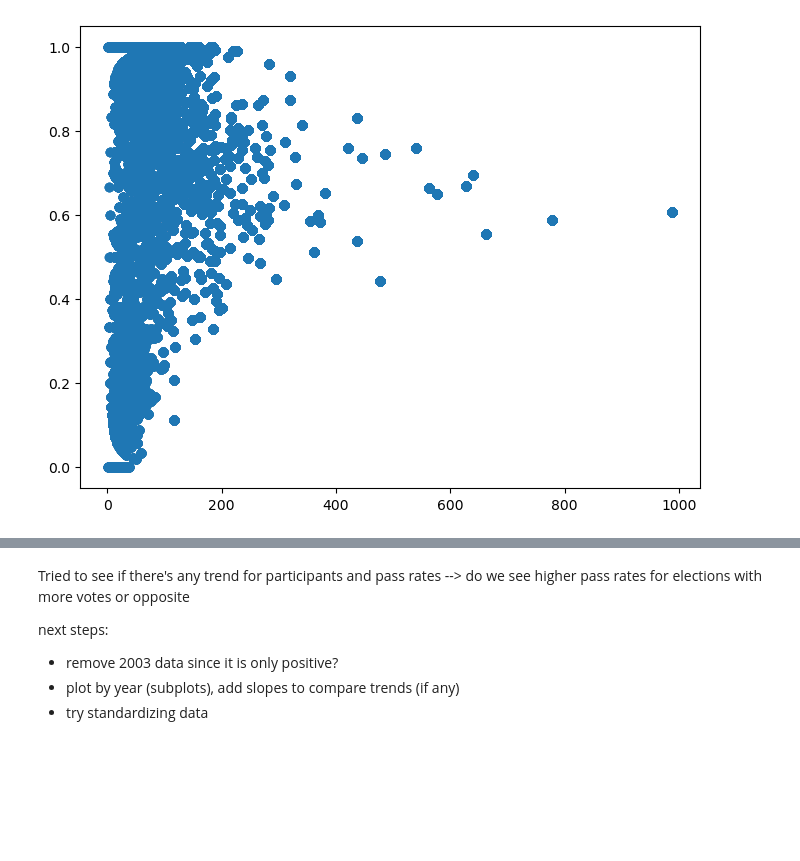
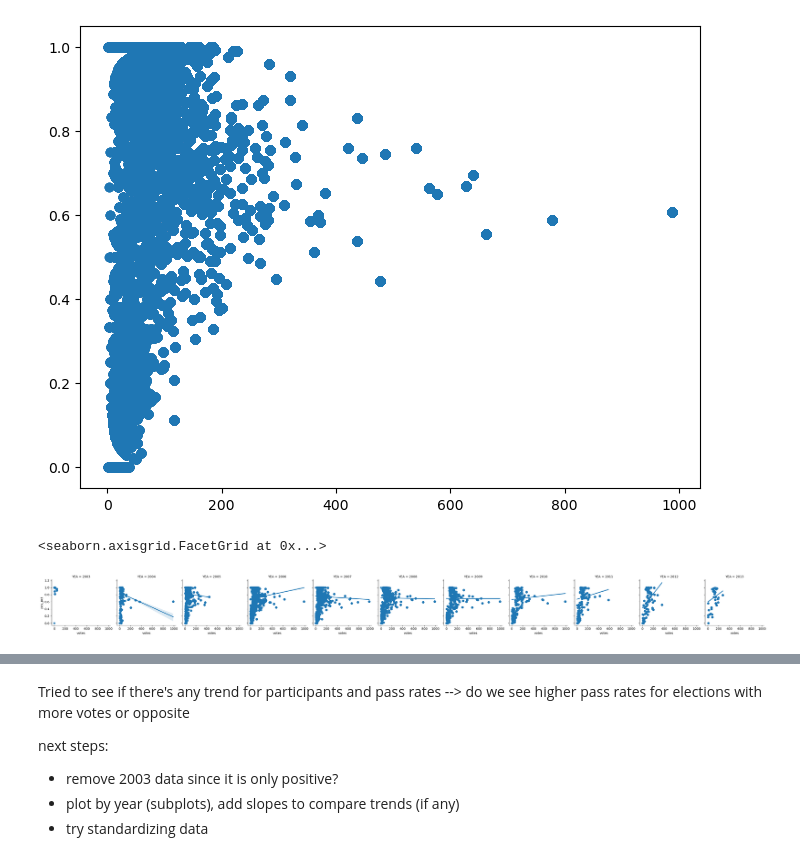
Before and after one commit to epfl-ada/ada-2024-project-ackthuallydeadalready, a Jupyter notebook: EDA.ipynb, the cells around one changed output, grey strips where cells are left out. Cells and saved outputs as stored; diff of their text form; code cells hidden in the pictures; blank space fills up the shorter version.

```diff
--- a/EDA.ipynb
+++ b/EDA.ipynb
@@ -266,3 +268,8 @@ plt.scatter(data_vote_polarity.votes, data_vote_polarity.pos_pct)
 # %% [output]
 <matplotlib.collections.PathCollection at 0x...>
 [figure]
+# %%
+sns.FacetGrid(data_vote_polarity, col='YEA').map(sns.regplot, 'votes','pos_pct')
+# %% [output]
+<seaborn.axisgrid.FacetGrid at 0x...>
+[figure, added]
```
Also changed, not shown: parts of 25 cells of this notebook.
